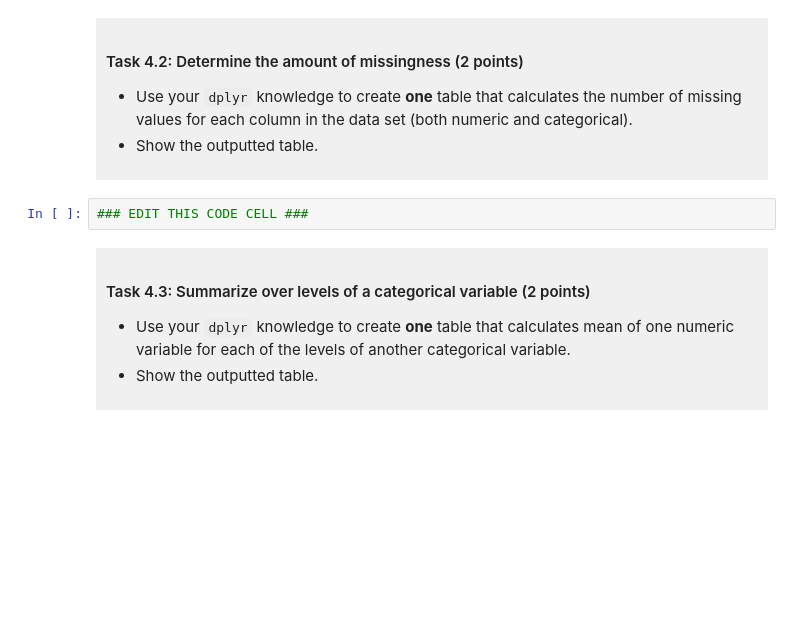
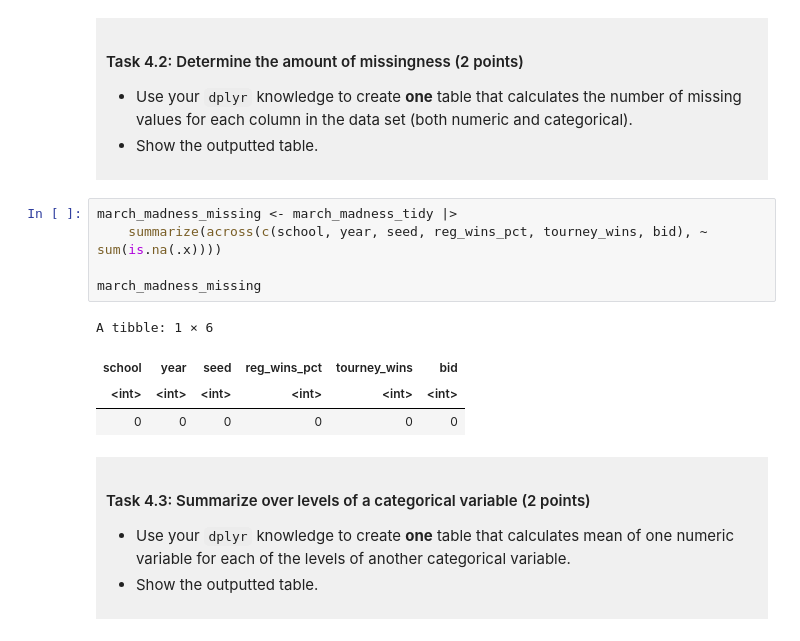
Before and after one commit to gchoi7489/dsci-100-project-grace-choi, a Jupyter notebook: dsci-100-project-notebook.ipynb, the cells around one changed output. Drawn from its saved outputs; the diff is of its cells as text; blank space fills up the shorter version.

```diff
--- a/dsci-100-project-notebook.ipynb
+++ b/dsci-100-project-notebook.ipynb
@@ -274,7 +291,15 @@ You will refine your research question (if needed) and produce a tidy data set.
 - Show the outputted table.
 </div>
 # %%
-### EDIT THIS CODE CELL ###
+march_madness_missing <- march_madness_tidy |>
+    summarize(across(c(school, year, seed, reg_wins_pct, tourney_wins, bid), ~ sum(is.na(.x))))
+
+march_madness_missing
+# %% [output]
+A tibble: 1 × 6
+| school | year | seed | reg_wins_pct | tourney_wins | bid |
+| <int> | <int> | <int> | <int> | <int> | <int> |
+| 0 | 0 | 0 | 0 | 0 | 0 |
 # %% [markdown]
 <div style="background-color: #f0f0f0; padding: 10px;">
 
```
Also changed, not shown: parts of 6 cells of this notebook.
